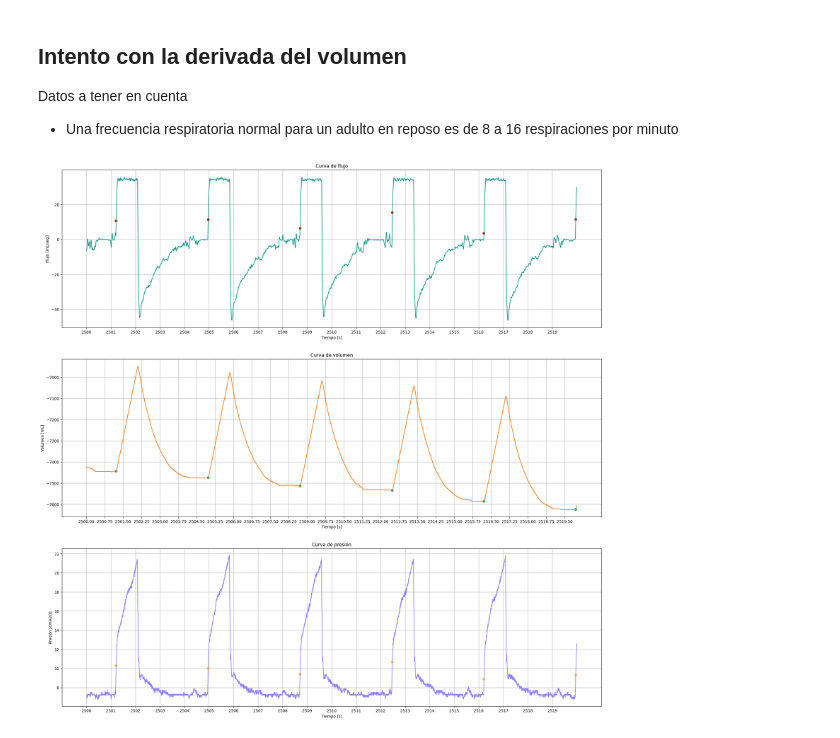
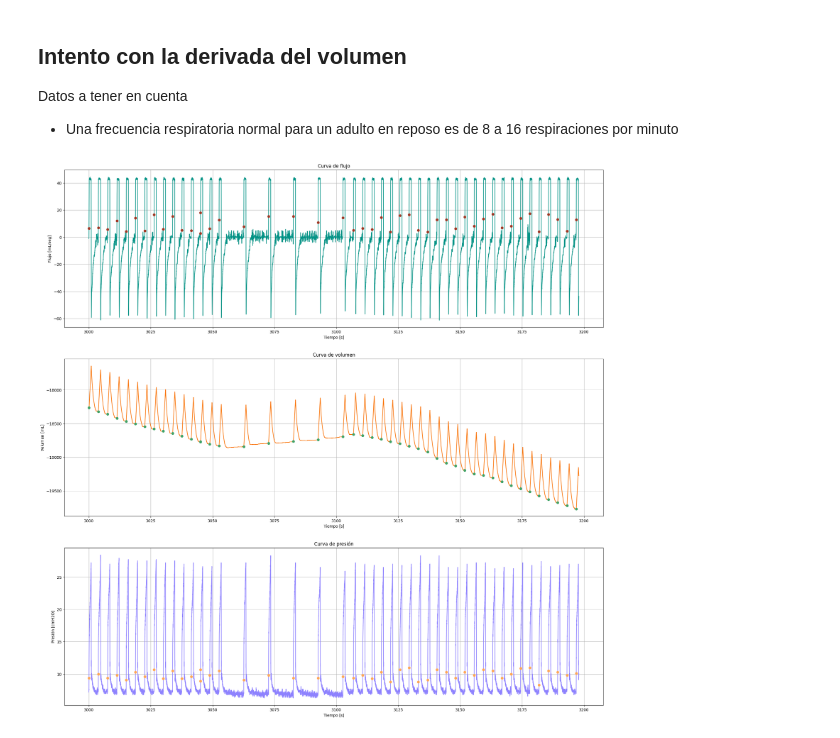
Before and after one commit to bytheseaside/VentMec-insp-exp, a Jupyter notebook: miniTP.ipynb, the cells around one changed output. Drawn from its saved outputs; the diff is of its cells as text; code cells hidden in the pictures.

```diff
--- a/miniTP.ipynb
+++ b/miniTP.ipynb
@@ -165,9 +165,9 @@ def inicio_inspiracion(volume):
 # %%
 fig, ax = plt.subplots(3, 1, figsize=(25, 25))
 
-transient = 2500 # seconds
+transient = 3000 # seconds
 transient_number = transient * sample_rate
-seconds = 20 # seconds
+seconds = 360 # seconds
 sample_number = seconds * sample_rate
 
 
@@ -179,37 +179,34 @@ ax[0].plot(data['Time'][transient_number:transient_number + sample_number],
 ax[0].set_title('Curva de flujo')
 ax[0].set_xlabel('Tiempo [s]')
 ax[0].set_ylabel('Flujo [mL/seg]')
-ax[0].set_xticks(np.arange(transient, transient + seconds, 1))
 ax[0].grid(True)
 for elem in inicio_inspiracion(data['Volume'][transient*sample_rate:transient*sample_rate+seconds*sample_rate]):
     ax[0].plot(elem+transient, data['Flow'][transient*sample_rate+int(elem*sample_rate)], 'o', color='xkcd:brick')
 
 ### CURVA DE VOLUMEN ###
 ax[1].plot(data['Time'][transient_number:transient_number + sample_number],
            data['Volume'][transient_number:transient_number + sample_number],
            color='xkcd:orange')
 
 ax[1].set_title('Curva de volumen')
 ax[1].set_xlabel('Tiempo [s]')
 ax[1].set_ylabel('Volumen [mL]')
-ax[1].set_xticks(np.arange(transient, transient + seconds, 0.75))
 ax[1].grid(True)
 for elem in inicio_inspiracion(data['Volume'][transient*sample_rate:transient*sample_rate+seconds*sample_rate]):
     ax[1].plot(elem+transient, data['Volume'][transient*sample_rate+int(elem*sample_rate)], 'o', color='xkcd:greenish')
 
 
 ### CURVA DE PRESIÓN ###
 ax[2].plot(data['Time'][transient_number:transient_number + sample_number],
            data['Paw'][transient_number:transient_number + sample_number],
            color='xkcd:periwinkle')
 ax[2].set_title('Curva de presión')
 ax[2].set_xlabel('Tiempo [s]')
 ax[2].set_ylabel('Presión [cmH2O]')
-ax[2].set_xticks(np.arange(transient, transient + seconds, 1))
 ax[2].grid(True)
 for elem in inicio_inspiracion(data['Volume'][transient*sample_rate:transient*sample_rate+seconds*sample_rate]):
     ax[2].plot(elem+transient, data['Paw'][transient*sample_rate+int(elem*sample_rate)], 'o', color='xkcd:pale orange')
 
 plt.show()
 # %% [output]
-[figure, old version]
+[figure, new version]
```
